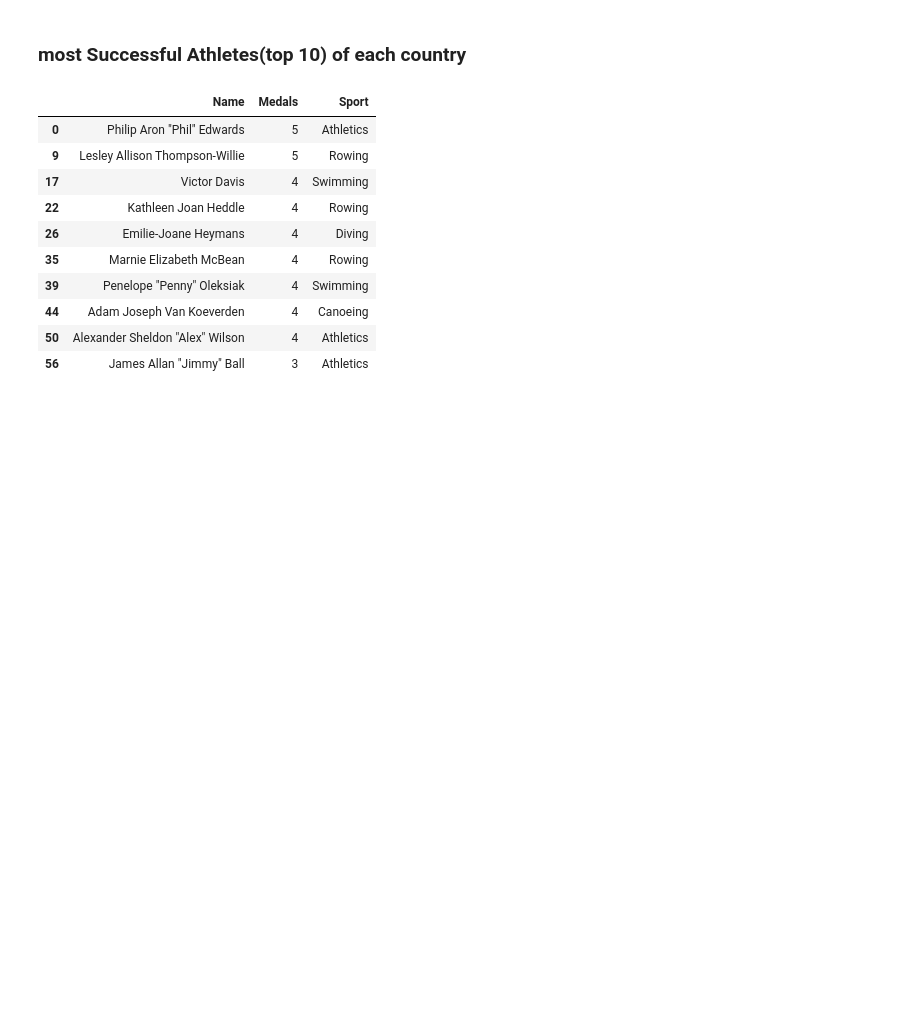
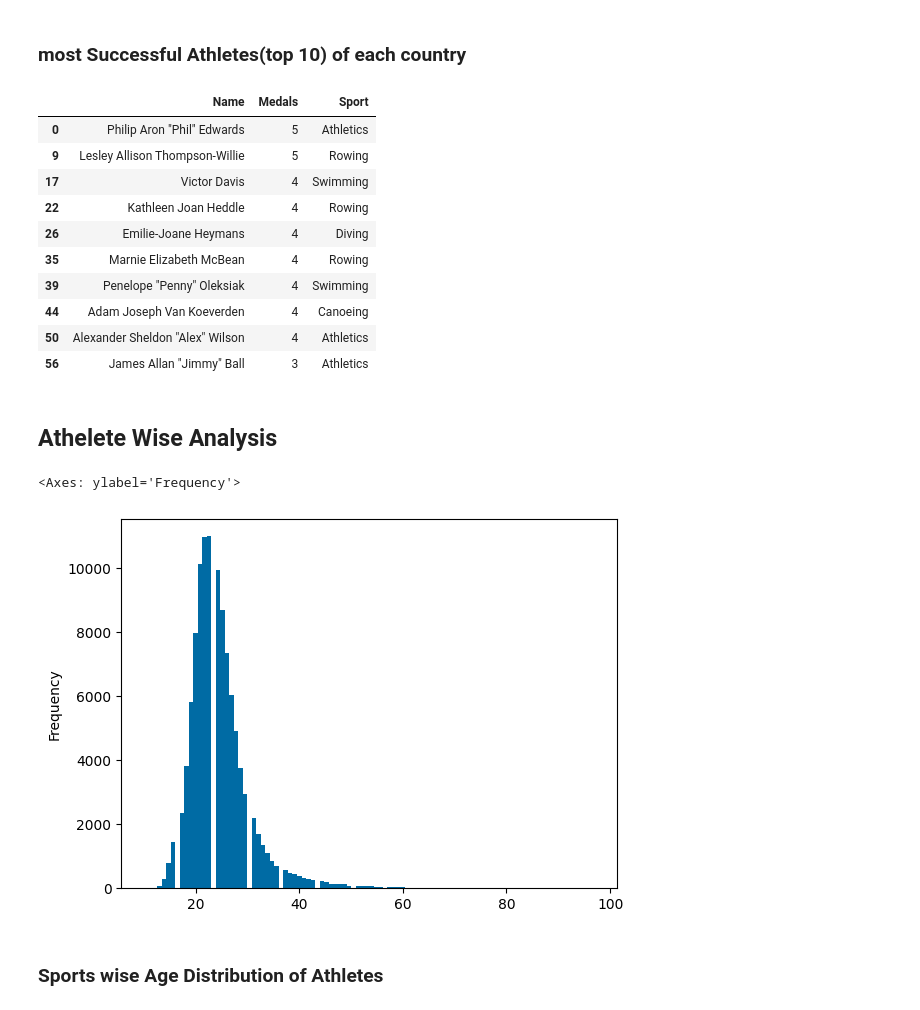
Before and after one commit to V-A-N-S-H/Olympics-Data-Analysis, a Jupyter notebook: Olympics_Analysis.ipynb, the cells around one changed output. Drawn from its saved outputs; the diff is of its cells as text; code cells hidden in the pictures; blank space fills up the shorter version.

Commit message:
Finish athlete-wise analysis

```diff
--- a/Olympics_Analysis.ipynb
+++ b/Olympics_Analysis.ipynb
@@ -950,3 +950,5 @@ most_successful_athlete_of_country(df, "Canada")
 | 44 | Adam Joseph Van Koeverden | 4 | Canoeing |
 | 50 | Alexander Sheldon "Alex" Wilson | 4 | Athletics |
 | 56 | James Allan "Jimmy" Ball | 3 | Athletics |
+# %% [markdown]
+## Athelete Wise Analysis
@@ -952,0 +957,12 @@ most_successful_athlete_of_country(df, "Canada")
+# %%
+athlete_df = df.drop_duplicates(subset=["Name", "region"])
+# %%
+x1 = athlete_df["Age"].dropna()
+x2 = athlete_df[athlete_df["Medal"] == "Gold"]["Age"].dropna()
+x3 = athlete_df[athlete_df["Medal"] == "Silver"]["Age"].dropna()
+x4 = athlete_df[athlete_df["Medal"] == "Bronze"]["Age"].dropna()
+# %%
+x1.plot(kind="hist", bins = 100)
+# %% [output]
+<Axes: ylabel='Frequency'>
+[figure, added]
@@ -952,0 +975,2 @@ most_successful_athlete_of_country(df, "Canada")
+# %% [markdown]
+### Sports wise Age Distribution of Athletes
```
Also changed, not shown: parts of 20 cells of this notebook, 2 other files.
